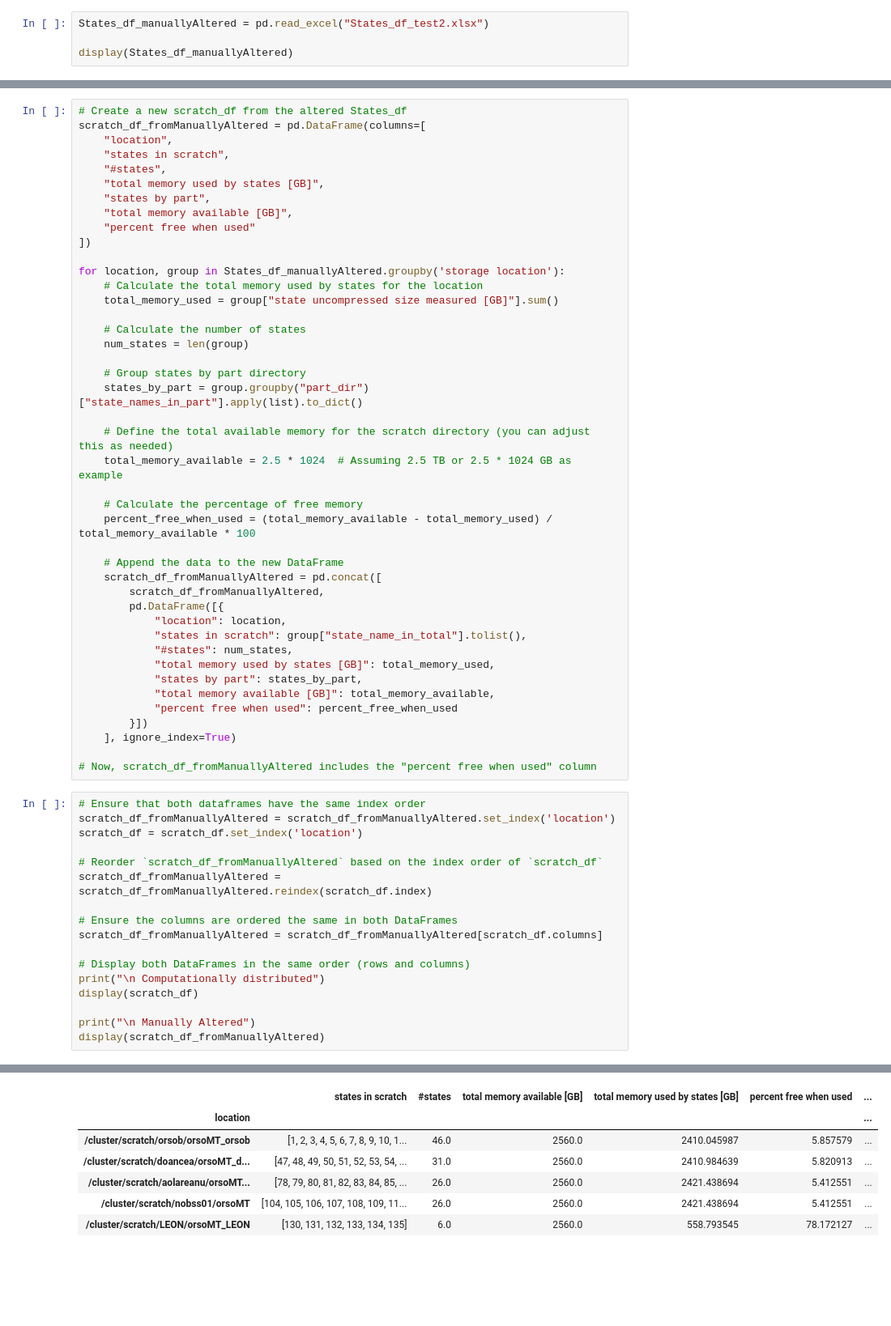
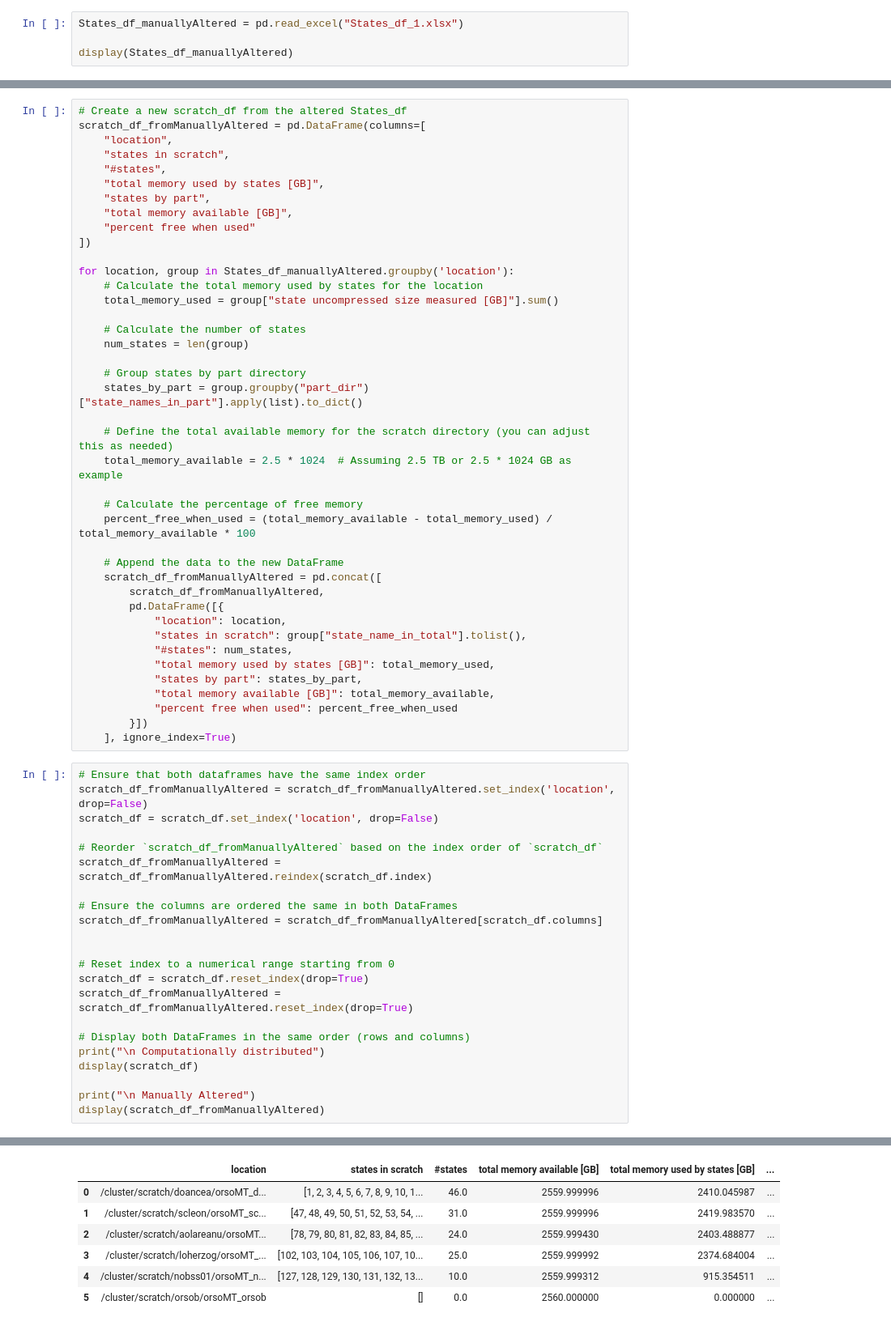
Before and after one commit to orso-arbs/CIPS_Codebase, a Jupyter notebook: ScratchStorageCalc_2.ipynb, the cells around one changed output, grey strips where cells are left out. Shown: that part at 81% size. Drawn from its saved outputs; the diff is of its cells as text; blank space fills up the shorter version.

Commit message:
finished calculating scratch

```diff
--- a/ScratchStorageCalc_2.ipynb
+++ b/ScratchStorageCalc_2.ipynb
@@ -275,7 +256,7 @@ States_df.to_excel("States_df.xlsx", index=False)
 
 #display(States_df)
 # %%
-States_df_manuallyAltered = pd.read_excel("States_df_test2.xlsx")
+States_df_manuallyAltered = pd.read_excel("States_df_1.xlsx")
 
 display(States_df_manuallyAltered)
 # %% [output]
@@ -308,7 +289,7 @@ scratch_df_fromManuallyAltered = pd.DataFrame(columns=[
     "percent free when used"
 ])
 
-for location, group in States_df_manuallyAltered.groupby('storage location'):
+for location, group in States_df_manuallyAltered.groupby('location'):
     # Calculate the total memory used by states for the location
     total_memory_used = group["state uncompressed size measured [GB]"].sum()
 
@@ -337,32 +318,35 @@ for location, group in States_df_manuallyAltered.groupby('storage location'):
             "percent free when used": percent_free_when_used
         }])
     ], ignore_index=True)
-
-# Now, scratch_df_fromManuallyAltered includes the "percent free when used" column
 # %%
 # Ensure that both dataframes have the same index order
-scratch_df_fromManuallyAltered = scratch_df_fromManuallyAltered.set_index('location')
-scratch_df = scratch_df.set_index('location')
+scratch_df_fromManuallyAltered = scratch_df_fromManuallyAltered.set_index('location', drop=False)
+scratch_df = scratch_df.set_index('location', drop=False)
 
 # Reorder `scratch_df_fromManuallyAltered` based on the index order of `scratch_df`
 scratch_df_fromManuallyAltered = scratch_df_fromManuallyAltered.reindex(scratch_df.index)
 
 # Ensure the columns are ordered the same in both DataFrames
 scratch_df_fromManuallyAltered = scratch_df_fromManuallyAltered[scratch_df.columns]
 
+
+# Reset index to a numerical range starting from 0
+scratch_df = scratch_df.reset_index(drop=True)
+scratch_df_fromManuallyAltered = scratch_df_fromManuallyAltered.reset_index(drop=True)
+
 # Display both DataFrames in the same order (rows and columns)
 print("\n Computationally distributed")
 display(scratch_df)
 
 print("\n Manually Altered")
 display(scratch_df_fromManuallyAltered)
 # %% [output]
  Computationally distributed
-|  | states in scratch | #states | total memory available [GB] | total memory used by states [GB] | percent free when used | ... |
-| location |  |  |  |  |  | ... |
-| /cluster/scratch/orsob/orsoMT_orsob | [1, 2, 3, 4, 5, 6, 7, 8, 9, 10, 1... | 46.0 | 2560.0 | 2410.045987 | 5.857579 | ... |
-| /cluster/scratch/doancea/orsoMT_d... | [47, 48, 49, 50, 51, 52, 53, 54, ... | 31.0 | 2560.0 | 2410.984639 | 5.820913 | ... |
-| /cluster/scratch/aolareanu/orsoMT... | [78, 79, 80, 81, 82, 83, 84, 85, ... | 26.0 | 2560.0 | 2421.438694 | 5.412551 | ... |
-| /cluster/scratch/nobss01/orsoMT | [104, 105, 106, 107, 108, 109, 11... | 26.0 | 2560.0 | 2421.438694 | 5.412551 | ... |
-| /cluster/scratch/LEON/orsoMT_LEON | [130, 131, 132, 133, 134, 135] | 6.0 | 2560.0 | 558.793545 | 78.172127 | ... |
+|  | location | states in scratch | #states | total memory available [GB] | total memory used by states [GB] | ... |
+| 0 | /cluster/scratch/doancea/orsoMT_d... | [1, 2, 3, 4, 5, 6, 7, 8, 9, 10, 1... | 46.0 | 2559.999996 | 2410.045987 | ... |
+| 1 | /cluster/scratch/scleon/orsoMT_sc... | [47, 48, 49, 50, 51, 52, 53, 54, ... | 31.0 | 2559.999996 | 2419.983570 | ... |
+| 2 | /cluster/scratch/aolareanu/orsoMT... | [78, 79, 80, 81, 82, 83, 84, 85, ... | 24.0 | 2559.999430 | 2403.488877 | ... |
+| 3 | /cluster/scratch/loherzog/orsoMT_... | [102, 103, 104, 105, 106, 107, 10... | 25.0 | 2559.999992 | 2374.684004 | ... |
+| 4 | /cluster/scratch/nobss01/orsoMT_n... | [127, 128, 129, 130, 131, 132, 13... | 10.0 | 2559.999312 | 915.354511 | ... |
+| 5 | /cluster/scratch/orsob/orsoMT_orsob | [] | 0.0 | 2560.000000 | 0.000000 | ... |
  Manually Altered
```
Also changed, not shown: parts of 5 cells of this notebook, 14 other files.
